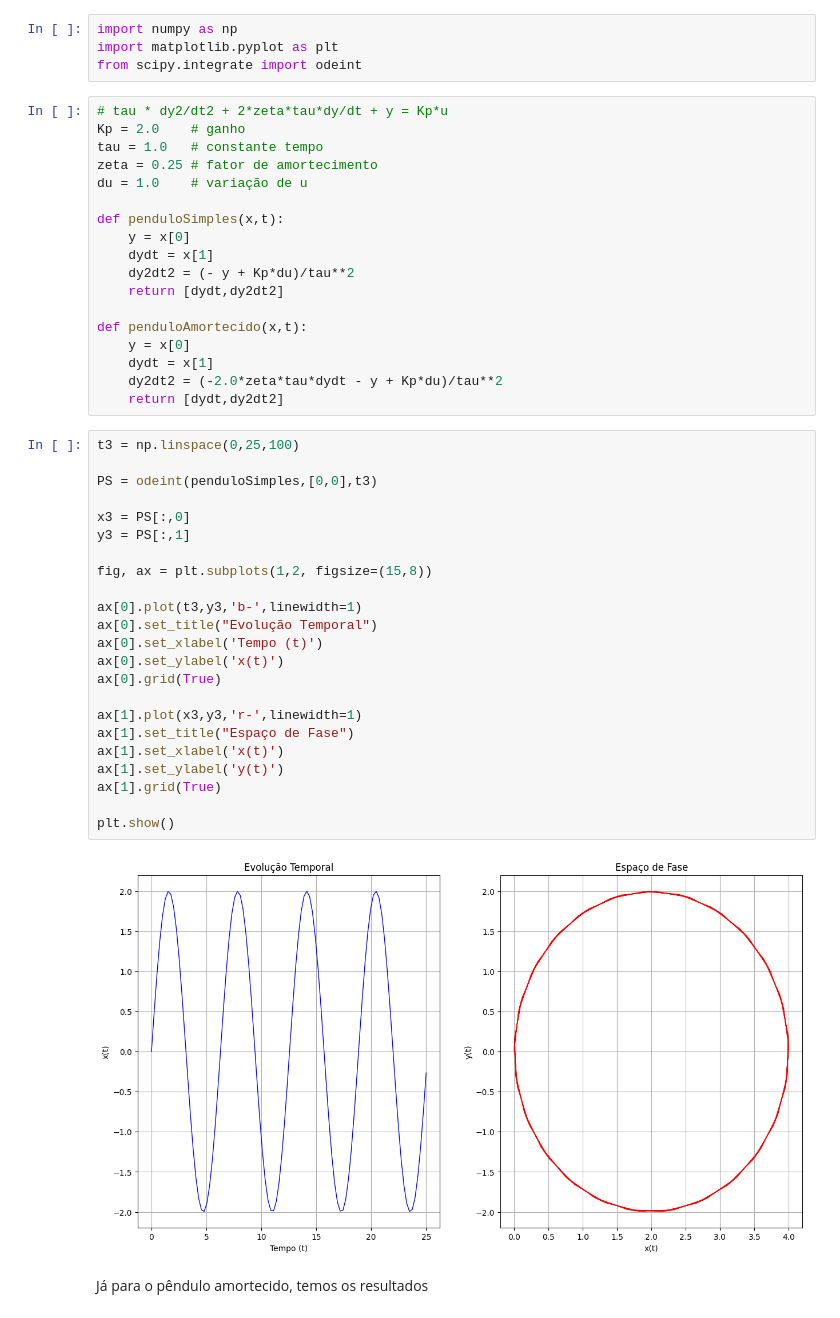
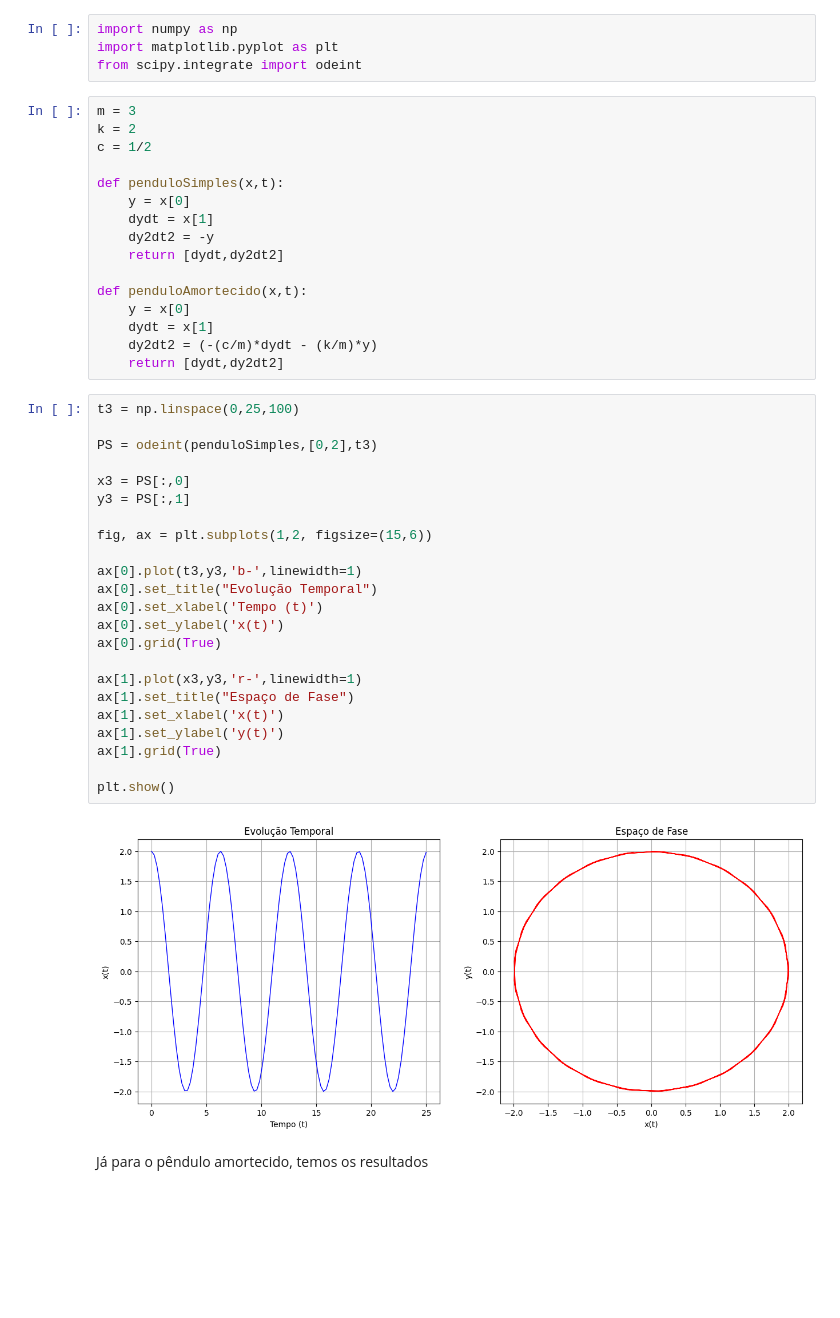
Before and after one commit to jorgesalhani/LinearAlgebraApplications, a Jupyter notebook: TrabalhoFinal/TF.ipynb, the cells around one changed output. Cells and saved outputs as stored; diff of their text form; blank space fills up the shorter version.

```diff
--- a/TrabalhoFinal/TF.ipynb
+++ b/TrabalhoFinal/TF.ipynb
@@ -70,48 +70,46 @@ import numpy as np
 import matplotlib.pyplot as plt
 from scipy.integrate import odeint
 # %%
-# tau * dy2/dt2 + 2*zeta*tau*dy/dt + y = Kp*u
-Kp = 2.0    # ganho
-tau = 1.0   # constante tempo
-zeta = 0.25 # fator de amortecimento
-du = 1.0    # variação de u
+m = 3
+k = 2
+c = 1/2
 
 def penduloSimples(x,t):
     y = x[0]
     dydt = x[1]
-    dy2dt2 = (- y + Kp*du)/tau**2
+    dy2dt2 = -y
     return [dydt,dy2dt2]
 
 def penduloAmortecido(x,t):
     y = x[0]
     dydt = x[1]
-    dy2dt2 = (-2.0*zeta*tau*dydt - y + Kp*du)/tau**2
+    dy2dt2 = (-(c/m)*dydt - (k/m)*y)
     return [dydt,dy2dt2]
 # %%
 t3 = np.linspace(0,25,100)
 
-PS = odeint(penduloSimples,[0,0],t3)
+PS = odeint(penduloSimples,[0,2],t3)
 
 x3 = PS[:,0]
 y3 = PS[:,1]
 
-fig, ax = plt.subplots(1,2, figsize=(15,8))
+fig, ax = plt.subplots(1,2, figsize=(15,6))
 
 ax[0].plot(t3,y3,'b-',linewidth=1)
 ax[0].set_title("Evolução Temporal")
 ax[0].set_xlabel('Tempo (t)')
 ax[0].set_ylabel('x(t)')
 ax[0].grid(True)
 
 ax[1].plot(x3,y3,'r-',linewidth=1)
 ax[1].set_title("Espaço de Fase")
 ax[1].set_xlabel('x(t)')
 ax[1].set_ylabel('y(t)')
 ax[1].grid(True)
 
 plt.show()
 # %% [output]
-[figure, old version]
+[figure, new version]
 # %% [markdown]
 Já para o pêndulo amortecido, temos os resultados
 # %%
```
Also changed, not shown: parts of 13 cells of this notebook.
